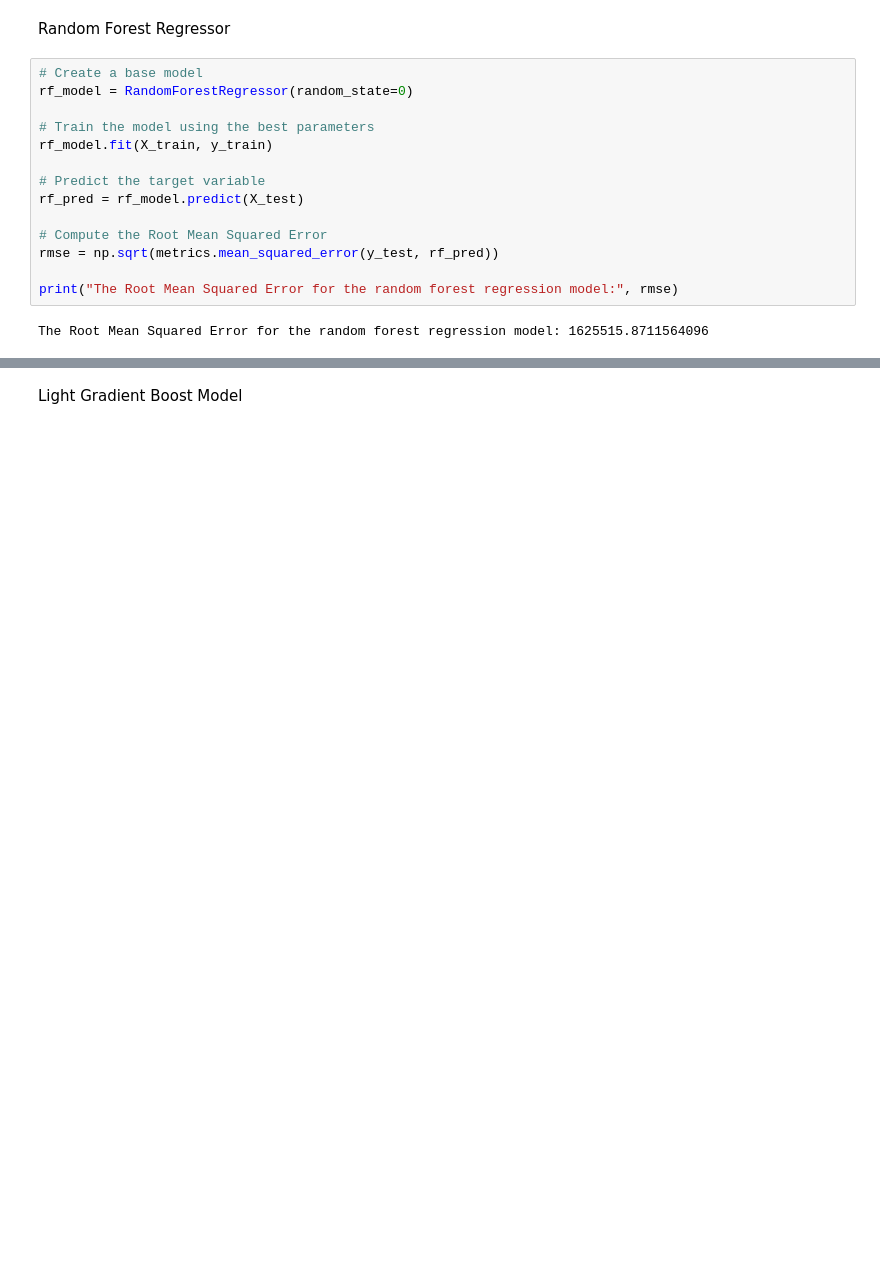
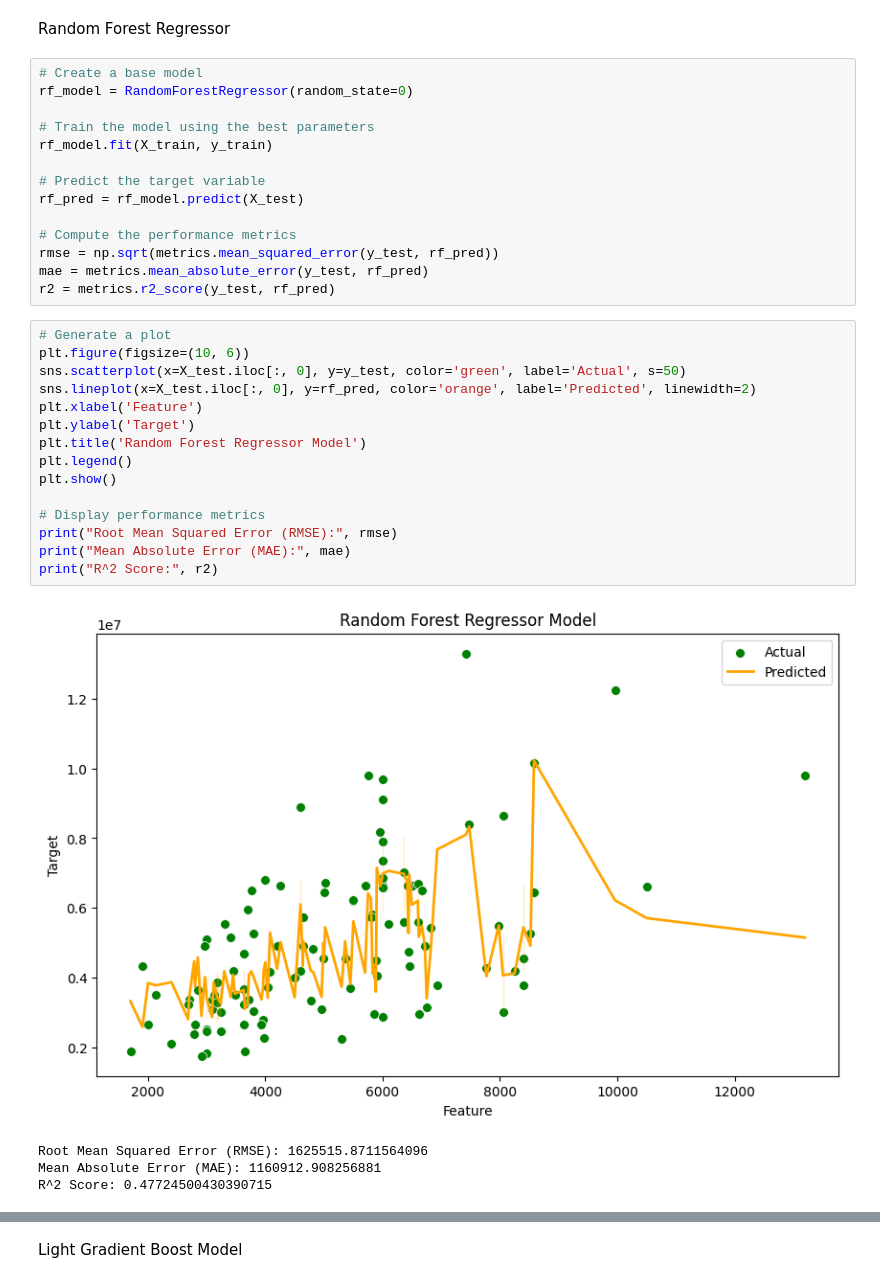
Before and after one commit to angusmf1/HousePricePrediction, a Jupyter notebook: test_model.ipynb, the cells around one changed output, grey strips where cells are left out. Saved outputs shown, nothing was run; the diff lists cells and outputs as text; blank space fills up the shorter version.

```diff
--- a/test_model.ipynb
+++ b/test_model.ipynb
@@ -197,12 +248,30 @@ rf_model.fit(X_train, y_train)
 # Predict the target variable
 rf_pred = rf_model.predict(X_test)
 
-# Compute the Root Mean Squared Error
+# Compute the performance metrics
 rmse = np.sqrt(metrics.mean_squared_error(y_test, rf_pred))
-
-print("The Root Mean Squared Error for the random forest regression model:", rmse)
+mae = metrics.mean_absolute_error(y_test, rf_pred)
+r2 = metrics.r2_score(y_test, rf_pred)
-# %% [output]
-The Root Mean Squared Error for the random forest regression model: 1625515.8711564096
+# %%
+# Generate a plot
+plt.figure(figsize=(10, 6))
+sns.scatterplot(x=X_test.iloc[:, 0], y=y_test, color='green', label='Actual', s=50)
+sns.lineplot(x=X_test.iloc[:, 0], y=rf_pred, color='orange', label='Predicted', linewidth=2)
+plt.xlabel('Feature')
+plt.ylabel('Target')
+plt.title('Random Forest Regressor Model')
+plt.legend()
+plt.show()
+
+# Display performance metrics
+print("Root Mean Squared Error (RMSE):", rmse)
+print("Mean Absolute Error (MAE):", mae)
+print("R^2 Score:", r2)
+# %% [output]
+[figure, added]
+Root Mean Squared Error (RMSE): 1625515.8711564096
+Mean Absolute Error (MAE): 1160912.908256881
+R^2 Score: 0.47724500430390715
 # %%
 # Implement MLflow
 with mlflow.start_run():
```
Also changed, not shown: parts of 18 cells of this notebook.
